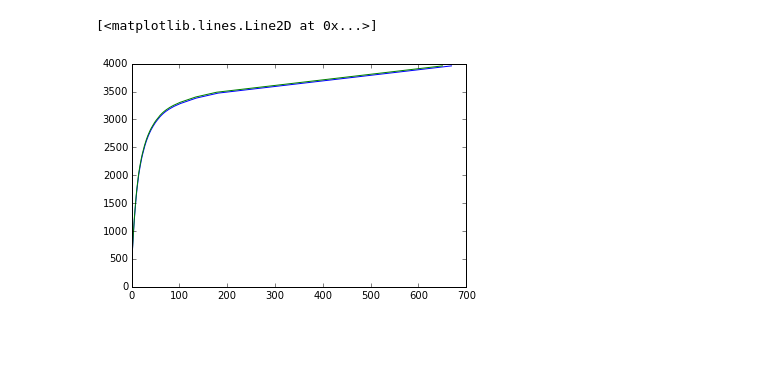
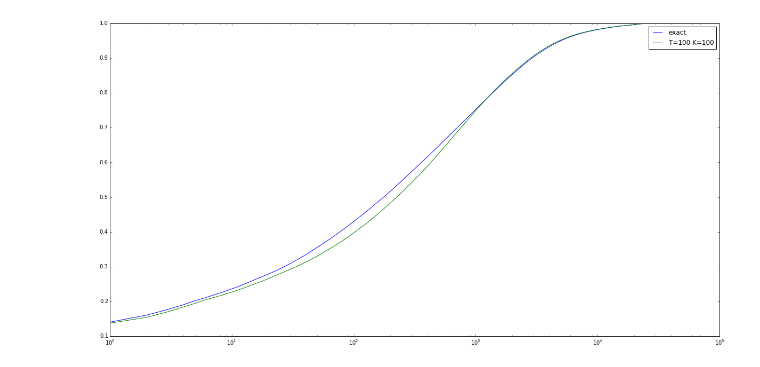
Before and after one commit to eliavb/all_distance_sketch, a Jupyter notebook: cover_compare.ipynb, the cells around one changed output. Saved outputs shown, nothing was run; the diff lists cells and outputs as text; code cells hidden in the pictures; blank space fills up the shorter version.

Commit message:
adding script to calculate the exact vs approx cover and change plot labels

```diff
--- a/cover_compare.ipynb
+++ b/cover_compare.ipynb
@@ -28,4 +28,7 @@ def get_cum_cover(file_name):
     cover = get_cover(file_name)
     cover_ranks = [cover_info[1] for cover_info in cover]
     cover_ranks = sorted(cover_ranks, reverse=True)
-    return np.cumsum(cover_ranks)
+    cum_sum = np.cumsum(cover_ranks)
+    total = cum_sum[-1]
+    cum_sum_relative = [c / float(total) for c in cum_sum]
+    return cum_sum_relative
@@ -32 +42,17 @@ def get_cum_cover(file_name):
+# %%
+def plot_covers(glob_pattern, exact):
+    covers_ = glob.glob(glob_pattern)
+    max_len = 0
+    plt.plot(get_cum_cover(exact), label="exact")
+    for c_ in covers_:
+        c_cum = get_cum_cover(c_)
+        s_ = c_.split("_")
+        T = s_[-3]
+        K = s_[-2]
+        plt.plot(c_cum, label="T="+str(T) + " K="+K)
+        max_len = max(max_len, len(c_cum))
+    plt.xscale("log")
+    plt.legend()
+    fig = plt.gcf()
+    fig.set_size_inches(20.5, 10.5)
 # %%
@@ -38,6 +62,4 @@ print get_cum_cover("/work/eng/eliavb/experiments/facebook/cover_100_approx")[0]
 # %%
-plt.plot(get_cum_cover("/work/eng/eliavb/experiments/facebook/cover_100"))
-plt.plot(get_cum_cover("/work/eng/eliavb/experiments/facebook/cover_100_approx"))
+plot_covers("/work/eng/eliavb/experiments/youtube/cover/youtube_100_100_*", "/work/eng/eliavb/experiments/youtube/cover/youtube_100")
 # %% [output]
-[<matplotlib.lines.Line2D at 0x...>]
-[figure, old version]
+[figure, new version]
```
Also changed, not shown: parts of 4 cells of this notebook, 1 other file.
